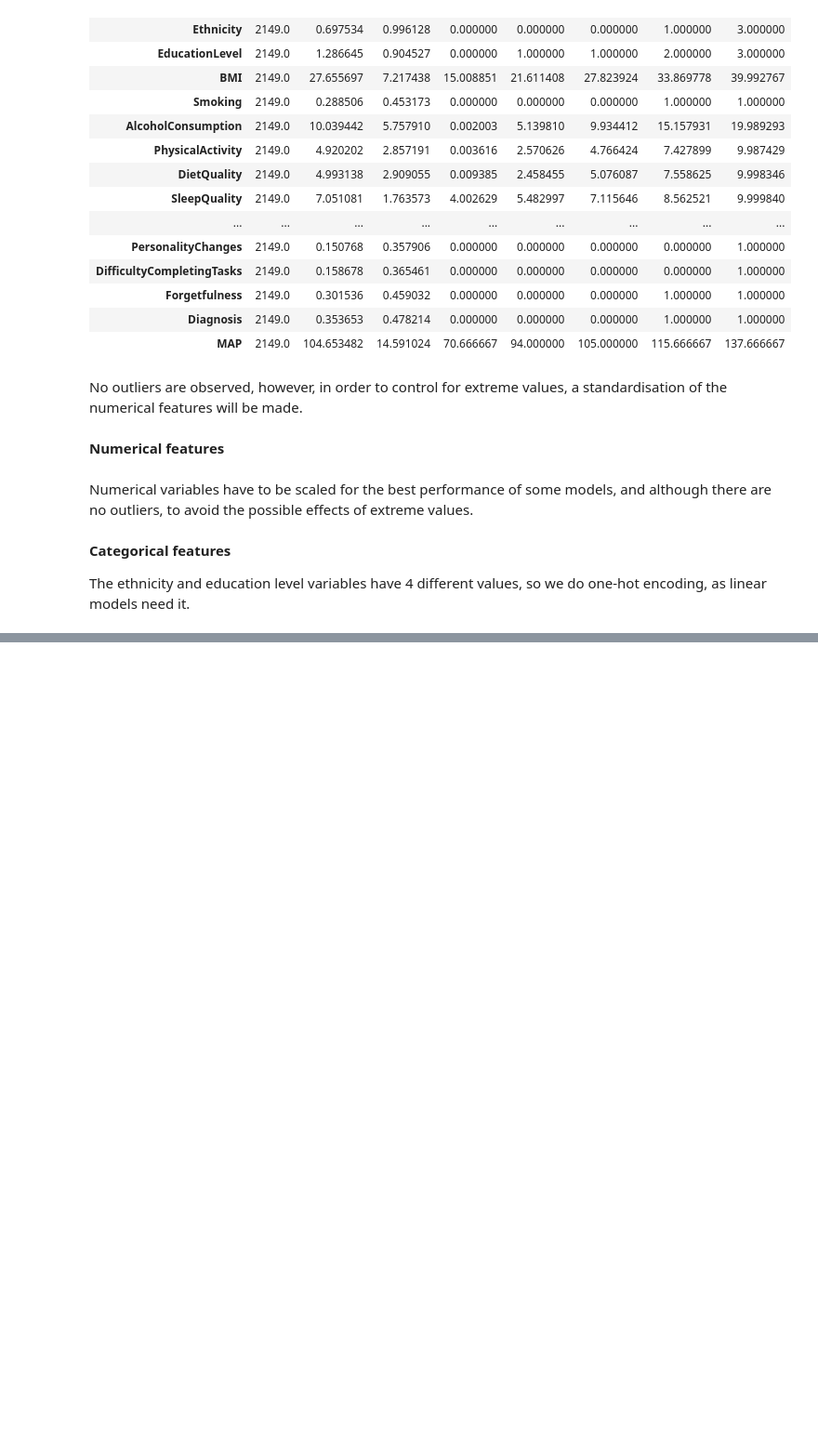
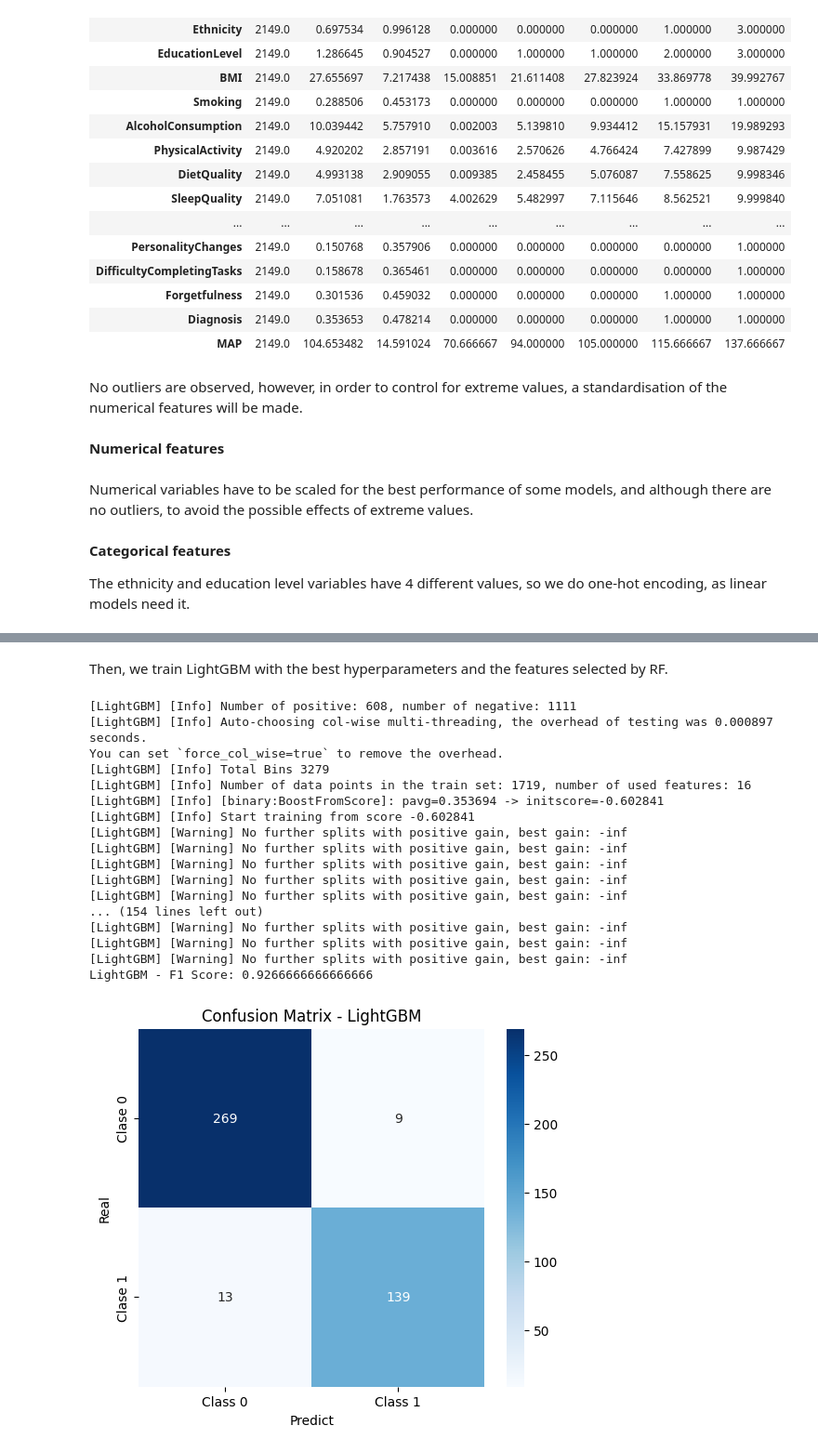
Before and after one commit to MartaaTebar/ML_Alzheimer_Disease, a Jupyter notebook: src/results_notebook/Results_ML_Alzheimer_Disease.ipynb, the cells around one changed output, grey strips where cells are left out. Shown at 93% size. Drawn from its saved outputs; the diff is of its cells as text; code cells hidden in the pictures; blank space fills up the shorter version.

```diff
--- a/src/results_notebook/Results_ML_Alzheimer_Disease.ipynb
+++ b/src/results_notebook/Results_ML_Alzheimer_Disease.ipynb
@@ -308,0 +561,29 @@ df_alzheimer = pd.get_dummies(df_alzheimer, columns=categorical_cols, drop_first
+# %% [markdown]
+Then, we train LightGBM with the best hyperparameters and the features selected by RF.
+# %%
+# Train model with best LightGBM hyperparameters
+best_model = best_lgb
+best_model.fit(X_train_selected, y_train)
+y_pred = best_model.predict(X_test_selected)
+print(f"LightGBM - F1 Score: {f1_score(y_test, y_pred)}")
+
+plot_confusion_matrix(y_test, y_pred, "LightGBM")
+# %% [output]
+[LightGBM] [Info] Number of positive: 608, number of negative: 1111
+[LightGBM] [Info] Auto-choosing col-wise multi-threading, the overhead of testing was 0.000897 seconds.
+You can set `force_col_wise=true` to remove the overhead.
+[LightGBM] [Info] Total Bins 3279
+[LightGBM] [Info] Number of data points in the train set: 1719, number of used features: 16
+[LightGBM] [Info] [binary:BoostFromScore]: pavg=0.353694 -> initscore=-0.602841
+[LightGBM] [Info] Start training from score -0.602841
+[LightGBM] [Warning] No further splits with positive gain, best gain: -inf
+[LightGBM] [Warning] No further splits with positive gain, best gain: -inf
+[LightGBM] [Warning] No further splits with positive gain, best gain: -inf
+[LightGBM] [Warning] No further splits with positive gain, best gain: -inf
+[LightGBM] [Warning] No further splits with positive gain, best gain: -inf
+... (154 lines left out)
+[LightGBM] [Warning] No further splits with positive gain, best gain: -inf
+[LightGBM] [Warning] No further splits with positive gain, best gain: -inf
+[LightGBM] [Warning] No further splits with positive gain, best gain: -inf
+LightGBM - F1 Score: 0.9266666666666666
+[figure, added]
```
Also changed, not shown: parts of 26 cells of this notebook, 1 other file.
